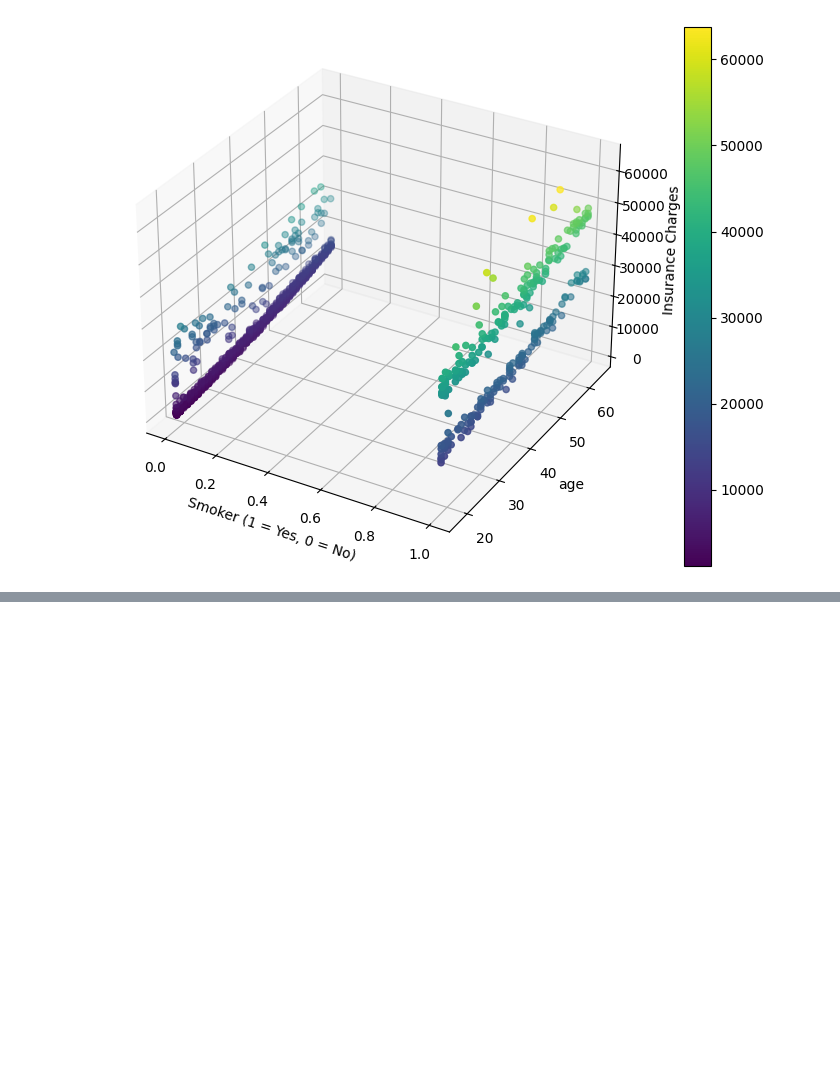
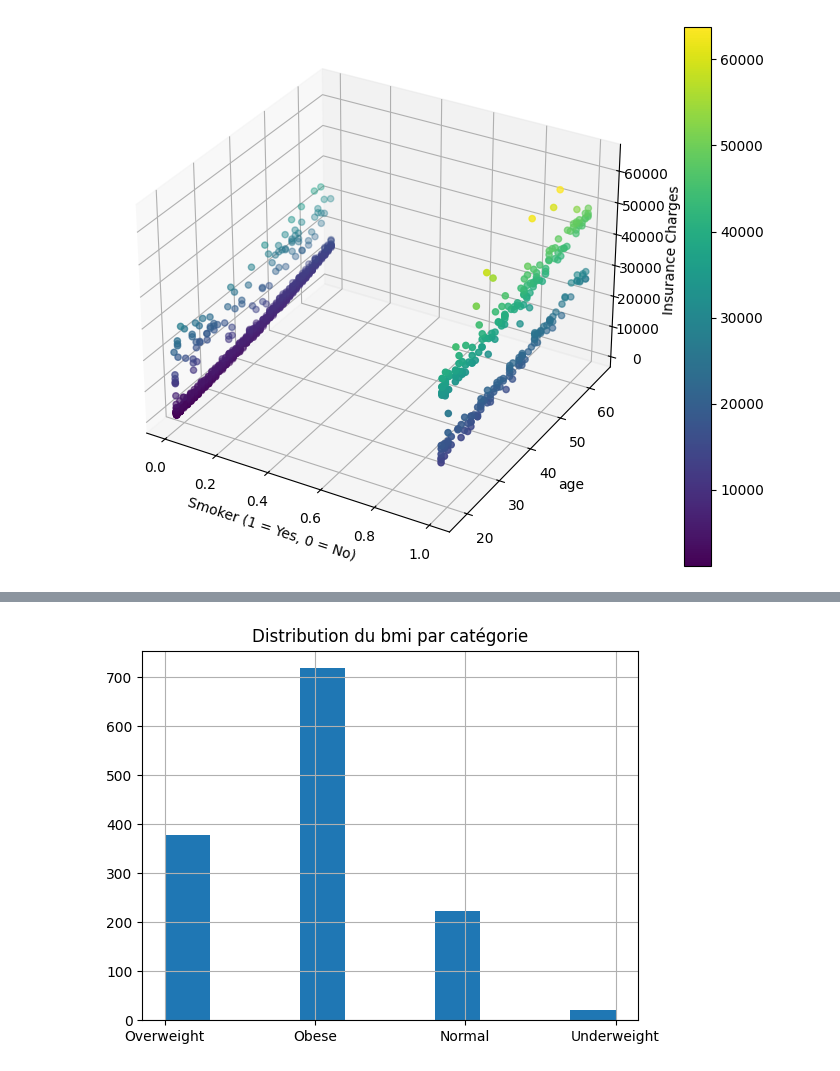
Before and after one commit to Memory77/brief_assurance_reg, a Jupyter notebook: analyse.ipynb, the cells around one changed output, grey strips where cells are left out. Cells and saved outputs as stored; diff of their text form; code cells hidden in the pictures; blank space fills up the shorter version.

```diff
--- a/analyse.ipynb
+++ b/analyse.ipynb
@@ -676,0 +701,6 @@ chi2, p, dof, expected, contingency_table
+# %%
+df3['bmi_category'].hist()
+plt.title('Distribution du bmi par catégorie')
+plt.show()
+# %% [output]
+[figure, added]
```
Also changed, not shown: parts of 18 cells of this notebook, 7 other files.
